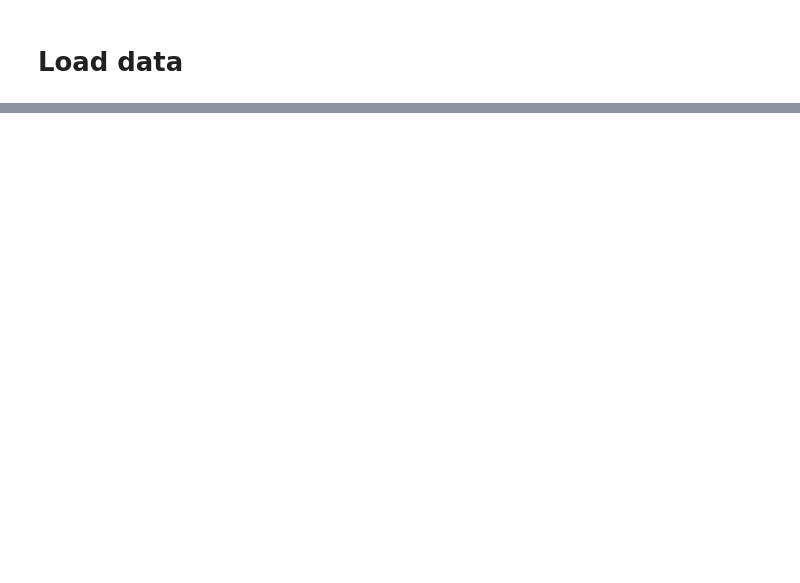
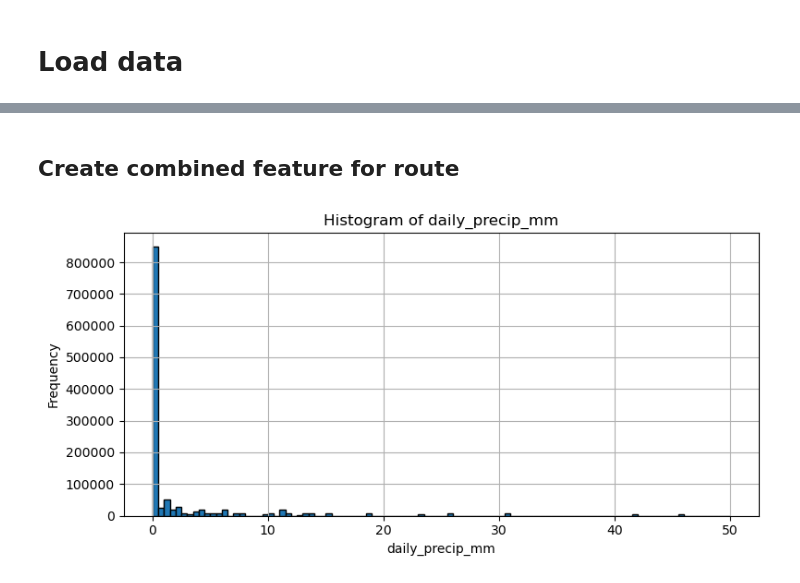
Before and after one commit to Wendo99/NYC-Taxi-Trip-Duration, a Jupyter notebook: notebooks/modelling.ipynb, the cells around one changed output, grey strips where cells are left out. Cells and saved outputs as stored; diff of their text form; code cells hidden in the pictures; blank space fills up the shorter version.

```diff
--- a/notebooks/modelling.ipynb
+++ b/notebooks/modelling.ipynb
@@ -164,0 +26,2 @@ axes[1].set_title("log1p")
+# %%
+coords = taxi_weather[['pickup_longitude', 'pickup_latitude']]
@@ -164,0 +86,2 @@ axes[1].set_title("log1p")
+# %%
+coords = taxi_weather[['dropoff_longitude', 'dropoff_latitude']]
@@ -164,0 +143,21 @@ axes[1].set_title("log1p")
+# %% [markdown]
+## Create combined feature for route
+# %%
+taxi_weather['pickup_cluster'] = taxi_weather['pickup_cluster'].astype(str)
+taxi_weather['dropoff_cluster'] = taxi_weather['dropoff_cluster'].astype(str)
+# %%
+taxi_weather['route_cluster'] = (
+    taxi_weather['pickup_cluster'] + "_" + taxi_weather['dropoff_cluster']
+)
+# %%
+from matplotlib import pyplot as plt
+
+plt.figure(figsize=(8, 4))
+taxi_weather['daily_precip_mm'].plot.hist(bins=100, edgecolor='black', range=(0, 50))
+plt.xlabel("daily_precip_mm")
+plt.title("Histogram of daily_precip_mm")
+plt.grid(True)
+plt.tight_layout()
+plt.show()
+# %% [output]
+[figure, added]
```
Also changed, not shown: parts of 61 cells of this notebook, 18 other files.
